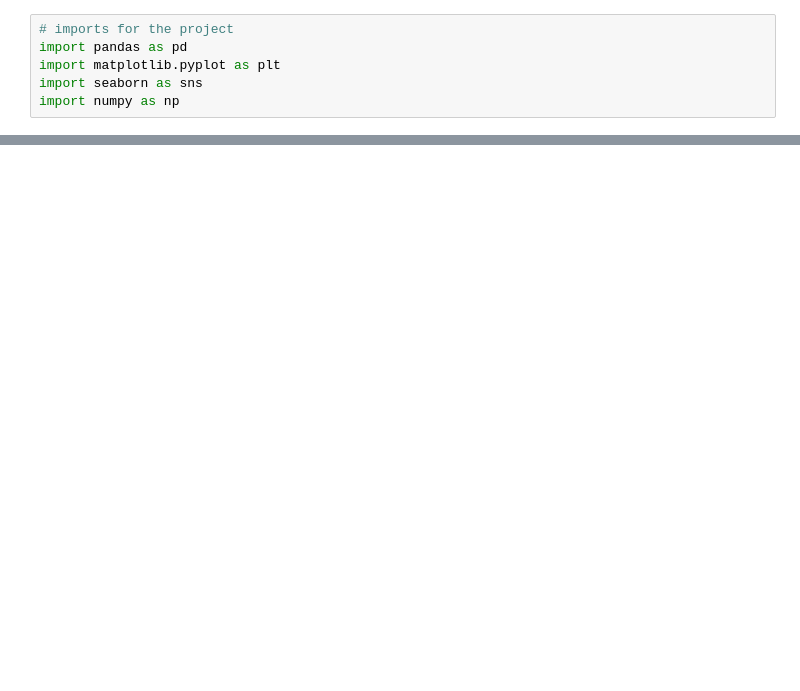
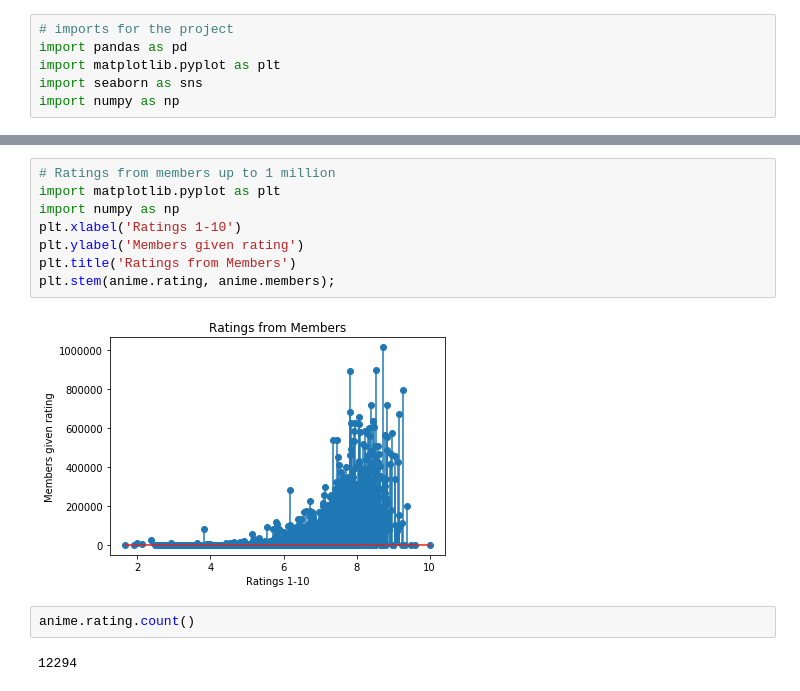
Before and after one commit to AkiBae4891/DS-Unit-1-Sprint-5-Data-Storytelling-Blog-Post, a Jupyter notebook: Anime_Project_1.ipynb, the cells around one changed output, grey strips where cells are left out. Drawn from its saved outputs; the diff is of its cells as text; blank space fills up the shorter version.

```diff
--- a/Anime_Project_1.ipynb
+++ b/Anime_Project_1.ipynb
@@ -89,0 +369,14 @@ dtype: int64
+# %%
+# Ratings from members up to 1 million
+import matplotlib.pyplot as plt
+import numpy as np
+plt.xlabel('Ratings 1-10')
+plt.ylabel('Members given rating')
+plt.title('Ratings from Members')
+plt.stem(anime.rating, anime.members);
+# %% [output]
+[figure, added]
+# %%
+anime.rating.count()
+# %% [output]
+12294
```
Also changed, not shown: parts of 53 cells of this notebook.
